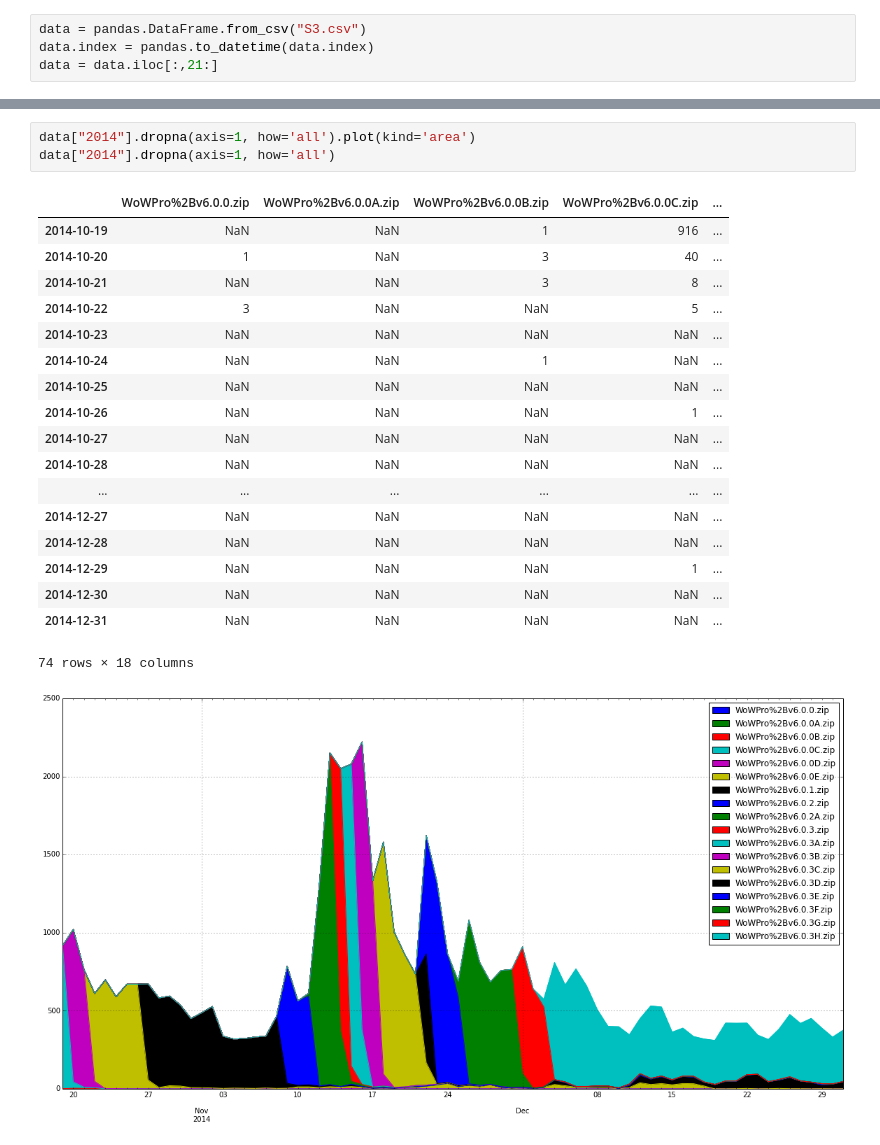
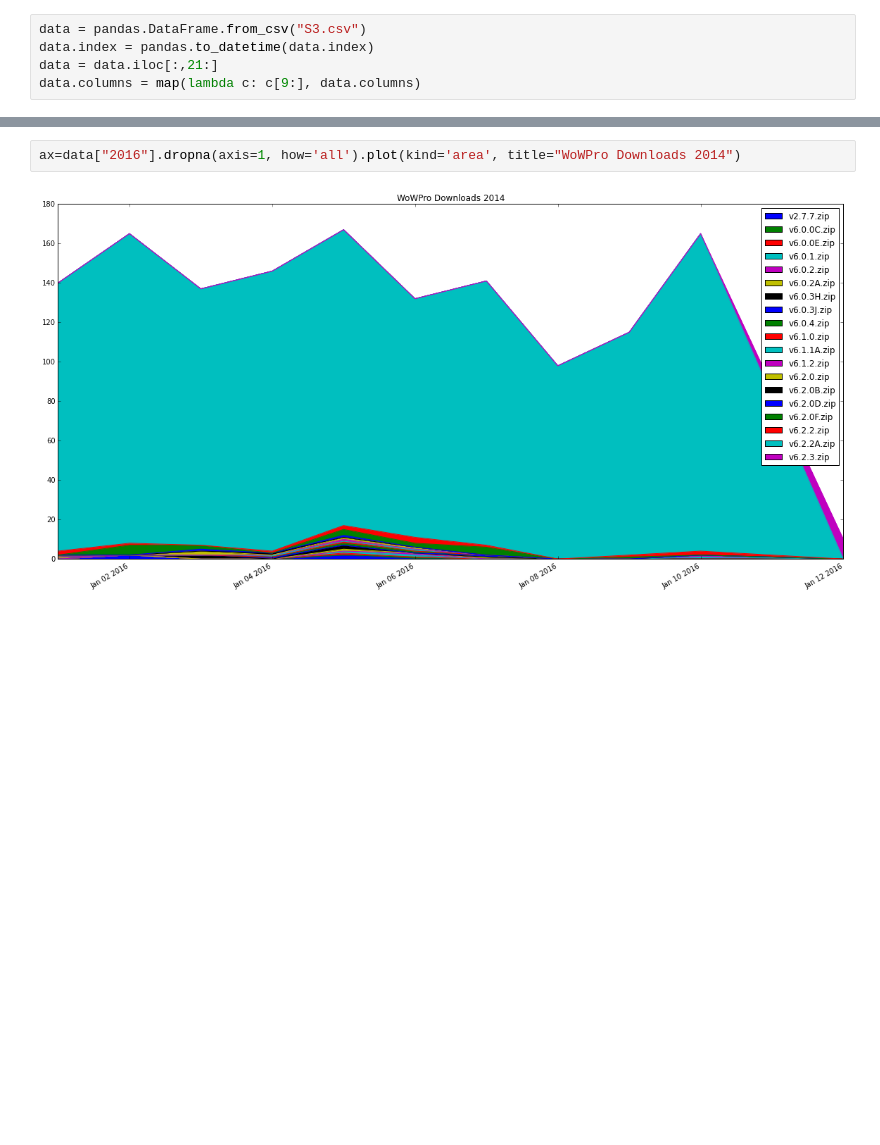
Before and after one commit to Ludovicus-Maior/WoW-Pro-Guides, a Jupyter notebook: WoWPro_Utilities/WoWPro Stats.ipynb, the cells around one changed output, grey strips where cells are left out. Cells and saved outputs as stored; diff of their text form; blank space fills up the shorter version.

```diff
--- a/WoWPro_Utilities/WoWPro Stats.ipynb
+++ b/WoWPro_Utilities/WoWPro Stats.ipynb
@@ -7,6 +9,7 @@ plt.rcParams['figure.figsize']=(20,10)
 data = pandas.DataFrame.from_csv("S3.csv")
 data.index = pandas.to_datetime(data.index)
 data = data.iloc[:,21:]
+data.columns = map(lambda c: c[9:], data.columns)
 # %%
 data.plot(kind='area')
 # %% [output]
@@ -34,24 +37,5 @@ WoWPro%2Bv6.2.0B.zip                           434
 dtype: float64
 # %%
-data["2014"].dropna(axis=1, how='all').plot(kind='area')
-data["2014"].dropna(axis=1, how='all')
+ax=data["2016"].dropna(axis=1, how='all').plot(kind='area', title="WoWPro Downloads 2014")
 # %% [output]
-|  | WoWPro%2Bv6.0.0.zip | WoWPro%2Bv6.0.0A.zip | WoWPro%2Bv6.0.0B.zip | WoWPro%2Bv6.0.0C.zip | ... |
-| 2014-10-19 | NaN | NaN | 1 | 916 | ... |
-| 2014-10-20 | 1 | NaN | 3 | 40 | ... |
-| 2014-10-21 | NaN | NaN | 3 | 8 | ... |
-| 2014-10-22 | 3 | NaN | NaN | 5 | ... |
-| 2014-10-23 | NaN | NaN | NaN | NaN | ... |
-| 2014-10-24 | NaN | NaN | 1 | NaN | ... |
-| 2014-10-25 | NaN | NaN | NaN | NaN | ... |
-| 2014-10-26 | NaN | NaN | NaN | 1 | ... |
-| 2014-10-27 | NaN | NaN | NaN | NaN | ... |
-| 2014-10-28 | NaN | NaN | NaN | NaN | ... |
-| ... | ... | ... | ... | ... | ... |
-| 2014-12-27 | NaN | NaN | NaN | NaN | ... |
-| 2014-12-28 | NaN | NaN | NaN | NaN | ... |
-| 2014-12-29 | NaN | NaN | NaN | 1 | ... |
-| 2014-12-30 | NaN | NaN | NaN | NaN | ... |
-| 2014-12-31 | NaN | NaN | NaN | NaN | ... |
-74 rows × 18 columns
-[figure, old version]
+[figure, new version]
```
Also changed, not shown: parts of 6 cells of this notebook, 2 other files.
